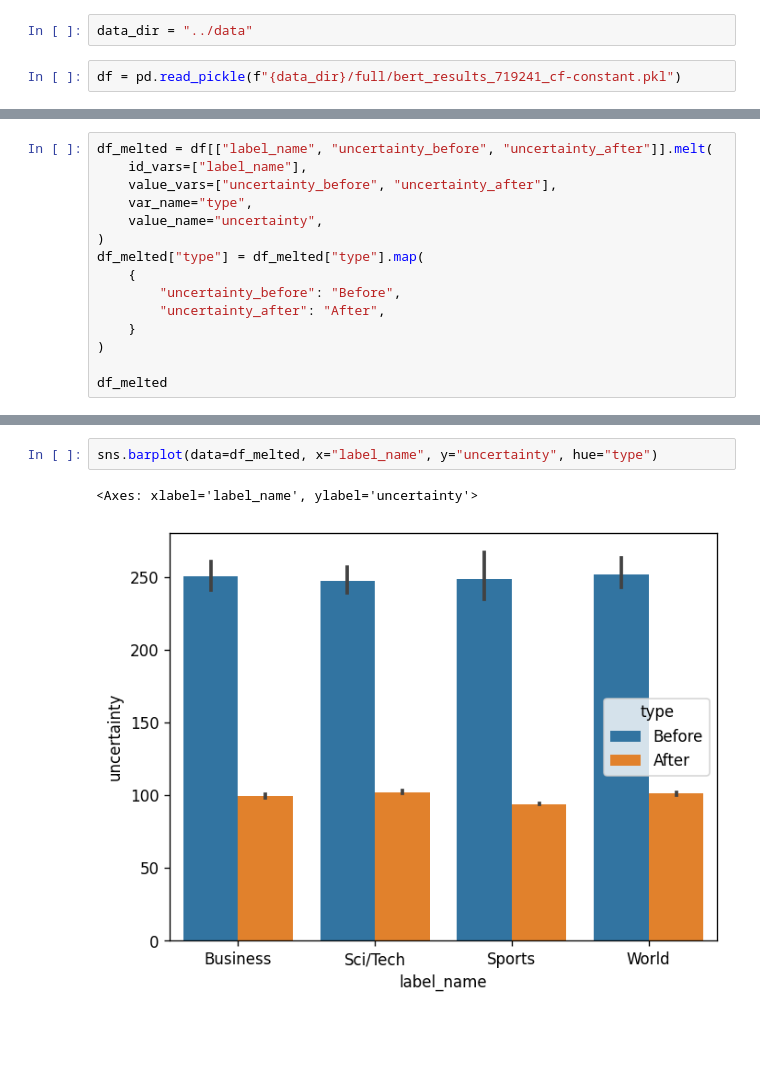
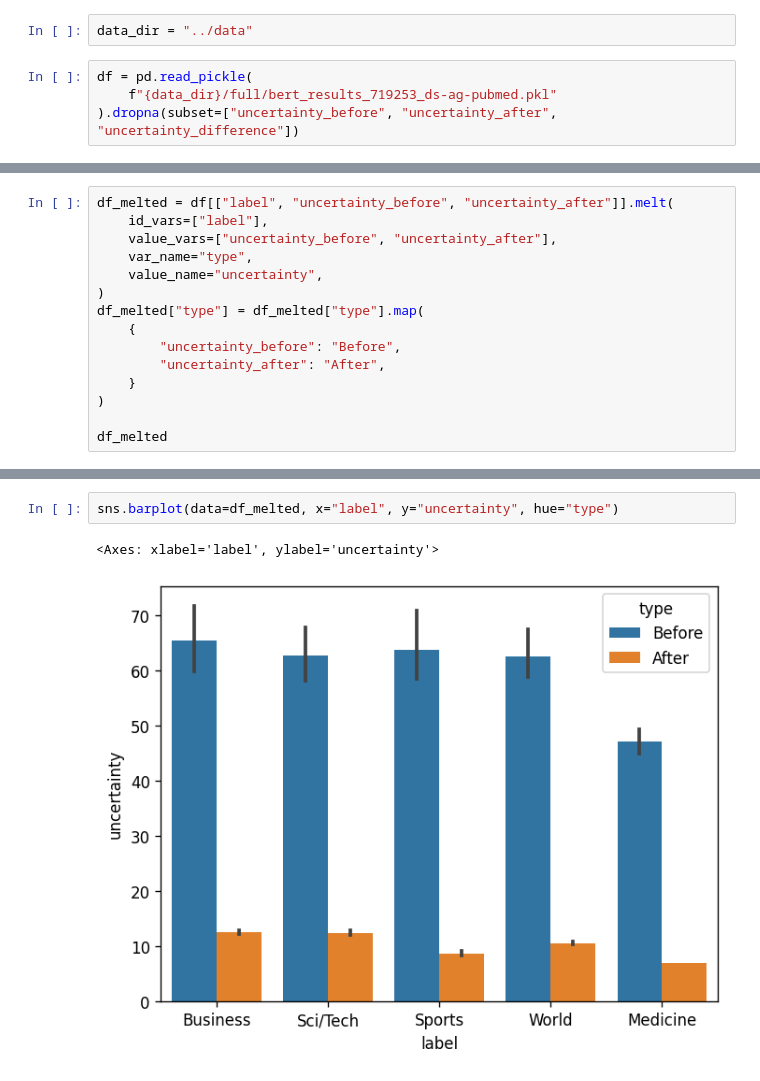
Before and after one commit to ngruenefeld/gradient-uncertainty, a Jupyter notebook: notebooks/bert_eval.ipynb, the cells around one changed output, grey strips where cells are left out. Cells and saved outputs as stored; diff of their text form; blank space fills up the shorter version.

```diff
--- a/notebooks/bert_eval.ipynb
+++ b/notebooks/bert_eval.ipynb
@@ -9,7 +9,9 @@ plt.rcParams["figure.dpi"] = 120
 # %%
 data_dir = "../data"
 # %%
-df = pd.read_pickle(f"{data_dir}/full/bert_results_719241_cf-constant.pkl")
+df = pd.read_pickle(
+    f"{data_dir}/full/bert_results_719253_ds-ag-pubmed.pkl"
+).dropna(subset=["uncertainty_before", "uncertainty_after", "uncertainty_difference"])
 # %%
 df
 # %% [output]
@@ -29,6 +31,6 @@ df
 # %%
-df_melted = df[["label_name", "uncertainty_before", "uncertainty_after"]].melt(
-    id_vars=["label_name"],
+df_melted = df[["label", "uncertainty_before", "uncertainty_after"]].melt(
+    id_vars=["label"],
     value_vars=["uncertainty_before", "uncertainty_after"],
     var_name="type",
     value_name="uncertainty",
@@ -58,6 +60,6 @@ df_melted
 # %%
-sns.barplot(data=df_melted, x="label_name", y="uncertainty", hue="type")
+sns.barplot(data=df_melted, x="label", y="uncertainty", hue="type")
 # %% [output]
-<Axes: xlabel='label_name', ylabel='uncertainty'>
+<Axes: xlabel='label', ylabel='uncertainty'>
-[figure, old version]
+[figure, new version]
 # %%
```
Also changed, not shown: parts of 5 cells of this notebook.
